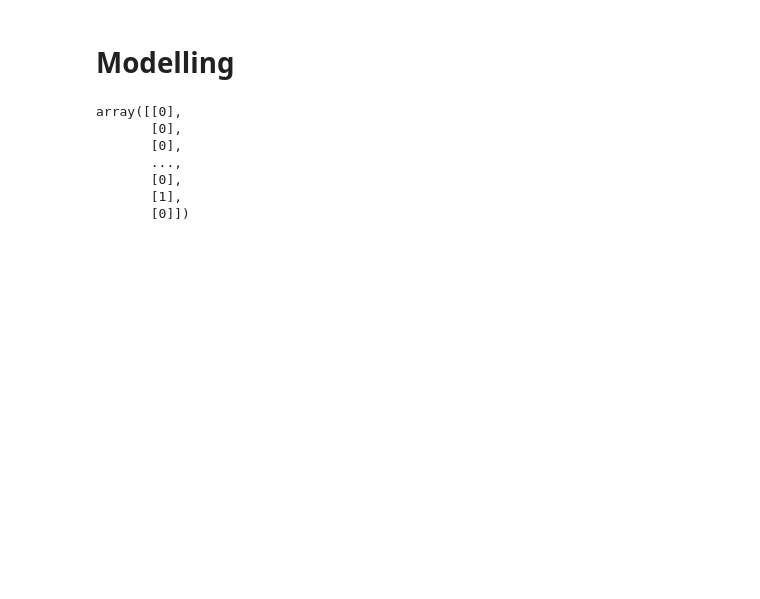
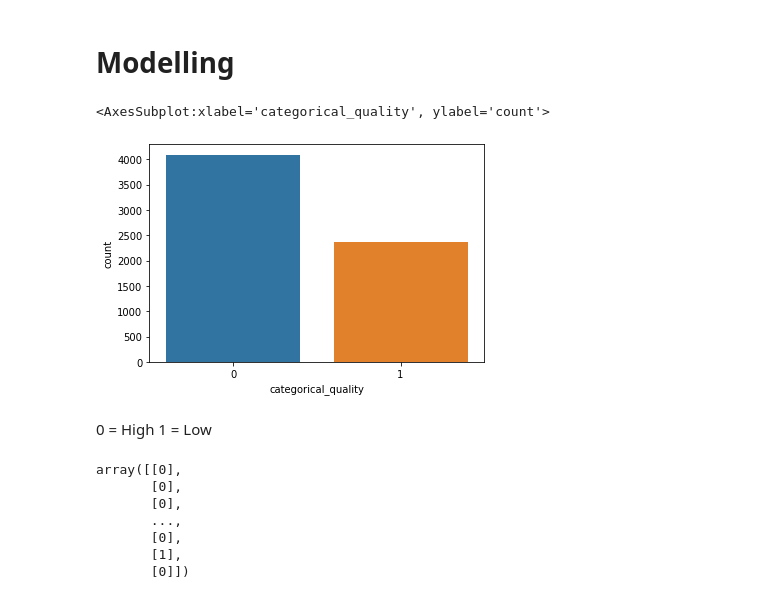
Before and after one commit to daysthroughcode/DABProject3, a Jupyter notebook: 1-Notebooks/cleaning.ipynb, the cells around one changed output. Saved outputs shown, nothing was run; the diff lists cells and outputs as text; code cells hidden in the pictures; blank space fills up the shorter version.

```diff
--- a/1-Notebooks/cleaning.ipynb
+++ b/1-Notebooks/cleaning.ipynb
@@ -216,8 +216,16 @@ Based on the correlation above chlorides, density, alcohol, ph and sulphates wou
 # Modelling
 # %%
 from sklearn.preprocessing import LabelEncoder
-labelencoder_target = LabelEncoder()
-df['categorical_quality']=labelencoder_target.fit_transform(df['categorical_quality'])
+le = LabelEncoder()
+df['categorical_quality']=le.fit_transform(df['categorical_quality'])
+# %%
+sns.countplot('categorical_quality', data=df)
+# %% [output]
+<AxesSubplot:xlabel='categorical_quality', ylabel='count'>
+[figure, added]
+# %% [markdown]
+0 = High
+1 = Low
 # %%
 y = df.categorical_quality
 y = y.values.reshape(-1,1)
```
Also changed, not shown: parts of 16 cells of this notebook, 3 other files.
